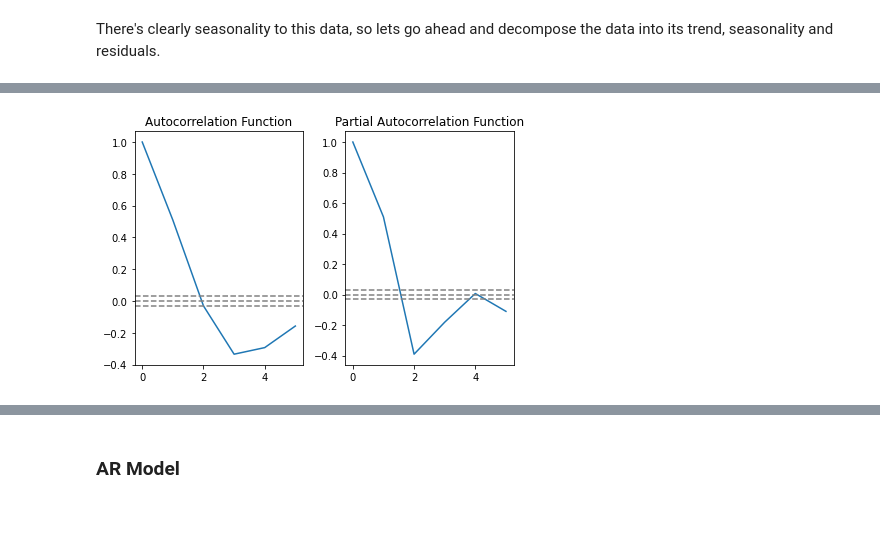
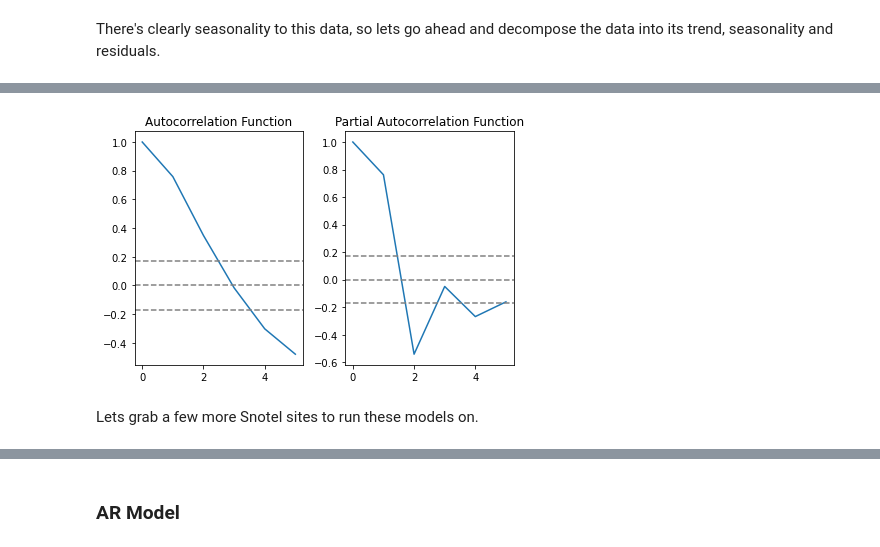
Before and after one commit to NaavSD/Upper_Colorado_River_Storage, a Jupyter notebook: Python/Forecasting_Model.ipynb, the cells around one changed output, grey strips where cells are left out. Drawn from its saved outputs; the diff is of its cells as text; code cells hidden in the pictures; blank space fills up the shorter version.

```diff
--- a/Python/Forecasting_Model.ipynb
+++ b/Python/Forecasting_Model.ipynb
@@ -37,30 +34,9 @@ wsdlurl = 'https://hydroportal.cuahsi.org/Snotel/cuahsi_1_1.asmx?WSDL'
-# %%
-# Define data fetch function
-def snotel_fetch(sitecode, variablecode='SNOTEL:WTEQ_D', start_date='1950-10-01', end_date=today):
-    values_df = None
-    try:
-        # Request data from the server
-        site_values = ulmo.cuahsi.wof.get_values(wsdlurl, sitecode, variablecode, start=start_date, end=end_date)
-        # Convert to a Pandas DataFrame
-        values_df = pd.DataFrame.from_dict(site_values['values'])
-        # Parse the datetime values to Pandas Timestamp objects
-        values_df['datetime'] = pd.to_datetime(values_df['datetime'], utc=True)
-        # Set the DataFrame index to the Timestamps
-        values_df = values_df.set_index('datetime')
-        # Convert values to float and replace -9999 nodata values with NaN
-        values_df['value'] = pd.to_numeric(values_df['value']).replace(-9999, np.nan)
-        # Remove any records flagged with lower quality
-        values_df = values_df[values_df['quality_control_level_code'] == '1']
-    except:
-        print("Unable to fetch %s" % variablecode)
-
-    return values_df
 # %% [markdown]
 ## First SNOTEL Site
 
 We'll start the modeling process by running through the workflow with a single weatherstation. Then we'll automate the process with our chosen hyperparameters to run through all the weatherstations.
 # %%
 # Pulling just one random site to work with for now.
-sitecode = sites.index[-10]
+sitecode = sites.index[-6]
 sitecode
 # %% [output]
@@ -68,7 +44,9 @@ sitecode
 # %%
-values_df = snotel_fetch(sitecode, 'SNOTEL:WTEQ_D', startdate, today)
+from src.scripts import snotel_fetch
 
-period = 365 # 365 for daily, 8760 for hourly, 12 for monthly
+values_df = snotel_fetch(sitecode, 'SNOTEL:WTEQ_m', startdate, today)
+
+period = 12 # 365 for daily, 8760 for hourly, 12 for monthly
 # %%
 values_df.shape
 # %% [output]
@@ -230,31 +159,32 @@ plt.show();
 # %%
 from statsmodels.tsa.arima.model import ARIMA
-from statsmodels.tsa.statespace.sarimax import SARIMAX
 
 #ACF and PACF plots:
 from statsmodels.tsa.stattools import acf, pacf
 
 nlags=5
 
-lag_acf = acf(ts_decomposed, nlags=nlags)
-lag_pacf = pacf(ts_decomposed, nlags=nlags, method='ols')
+lag_acf = acf(ts, nlags=nlags)
+lag_pacf = pacf(ts, nlags=nlags, method='ols')
 
 # Plot ACF:
 plt.subplot(121)
 plt.plot(lag_acf)
 plt.axhline(y=0, linestyle="--", color='gray')
-plt.axhline(y=-1.96/np.sqrt(len(ts_decomposed)), linestyle='--', color='gray')
-plt.axhline(y=1.96/np.sqrt(len(ts_decomposed)), linestyle='--', color='gray')
+plt.axhline(y=-1.96/np.sqrt(len(ts)), linestyle='--', color='gray')
+plt.axhline(y=1.96/np.sqrt(len(ts)), linestyle='--', color='gray')
 plt.title('Autocorrelation Function')
 
 # Plot PACF:
 plt.subplot(122)
 plt.plot(lag_pacf)
 plt.axhline(y=0, linestyle="--", color='gray')
-plt.axhline(y=-1.96/np.sqrt(len(ts_decomposed)), linestyle='--', color='gray')
-plt.axhline(y=1.96/np.sqrt(len(ts_decomposed)), linestyle='--', color='gray')
+plt.axhline(y=-1.96/np.sqrt(len(ts)), linestyle='--', color='gray')
+plt.axhline(y=1.96/np.sqrt(len(ts)), linestyle='--', color='gray')
 plt.title('Partial Autocorrelation Function')
 
 plt.tight_layout()
 # %% [output]
-[figure, old version]
+[figure, new version]
+# %% [markdown]
+Lets grab a few more Snotel sites to run these models on.
```
Also changed, not shown: parts of 29 cells of this notebook, 1 other file.
